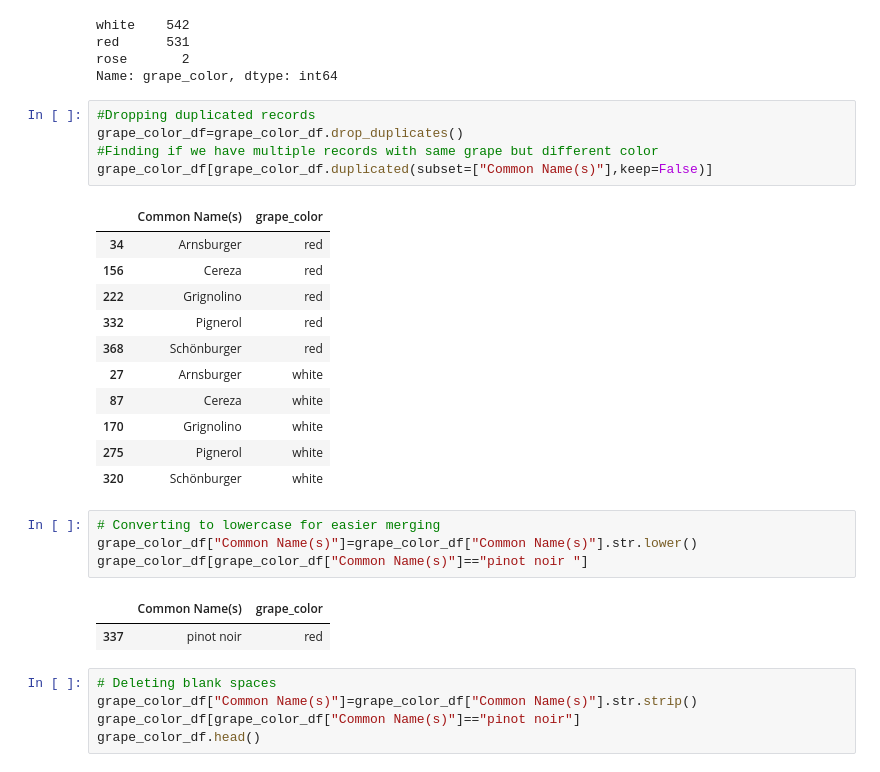
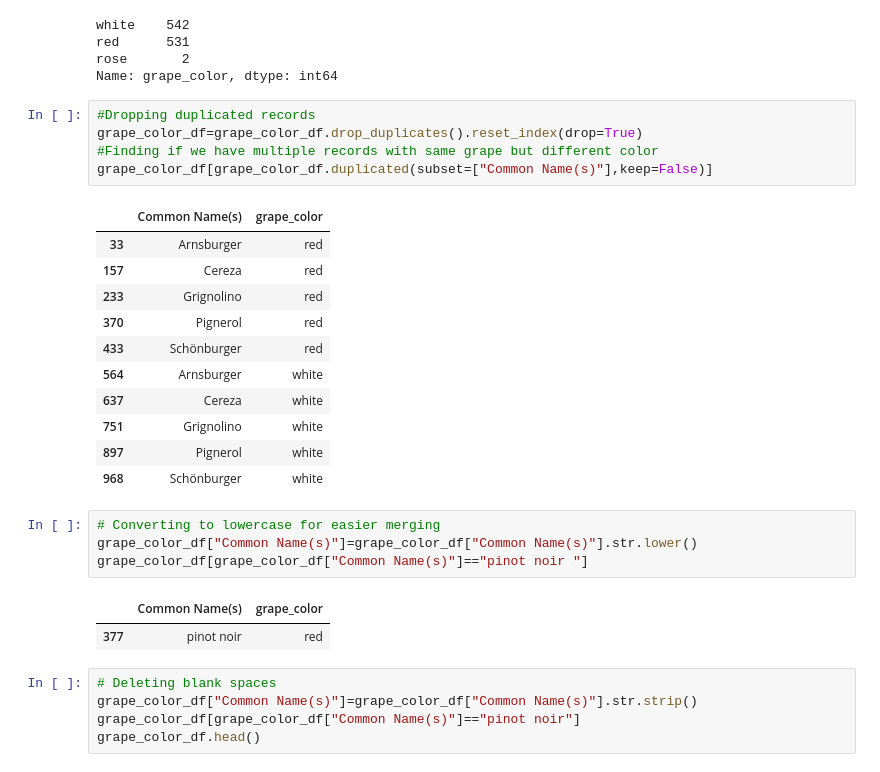
Before and after one commit to Kphad20/ETL-Project-Group5, a Jupyter notebook: Wine_db.ipynb, the cells around one changed output. Saved outputs shown, nothing was run; the diff lists cells and outputs as text.

```diff
--- a/Wine_db.ipynb
+++ b/Wine_db.ipynb
@@ -258,28 +271,28 @@ rose       2
 Name: grape_color, dtype: int64
 # %%
 #Dropping duplicated records
-grape_color_df=grape_color_df.drop_duplicates()
+grape_color_df=grape_color_df.drop_duplicates().reset_index(drop=True)
 #Finding if we have multiple records with same grape but different color
 grape_color_df[grape_color_df.duplicated(subset=["Common Name(s)"],keep=False)]
 # %% [output]
 |  | Common Name(s) | grape_color |
-| 34 | Arnsburger | red |
-| 156 | Cereza | red |
-| 222 | Grignolino | red |
-| 332 | Pignerol | red |
-| 368 | Schönburger | red |
-| 27 | Arnsburger | white |
-| 87 | Cereza | white |
-| 170 | Grignolino | white |
-| 275 | Pignerol | white |
-| 320 | Schönburger | white |
+| 33 | Arnsburger | red |
+| 157 | Cereza | red |
+| 233 | Grignolino | red |
+| 370 | Pignerol | red |
+| 433 | Schönburger | red |
+| 564 | Arnsburger | white |
+| 637 | Cereza | white |
+| 751 | Grignolino | white |
+| 897 | Pignerol | white |
+| 968 | Schönburger | white |
 # %%
 # Converting to lowercase for easier merging
 grape_color_df["Common Name(s)"]=grape_color_df["Common Name(s)"].str.lower()
 grape_color_df[grape_color_df["Common Name(s)"]=="pinot noir "]
 # %% [output]
 |  | Common Name(s) | grape_color |
-| 337 | pinot noir | red |
+| 377 | pinot noir | red |
 # %%
 # Deleting blank spaces
 grape_color_df["Common Name(s)"]=grape_color_df["Common Name(s)"].str.strip()
```
Also changed, not shown: parts of 6 cells of this notebook, 3 other files.
